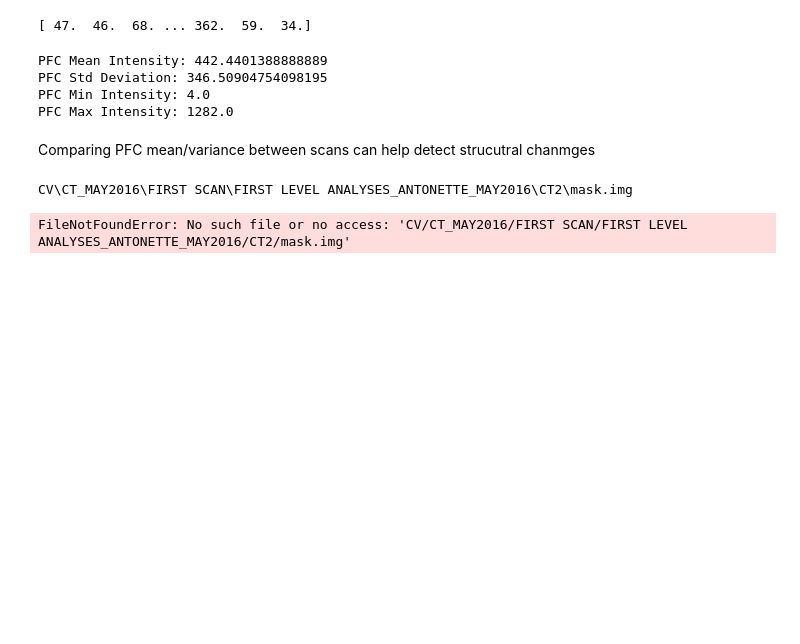
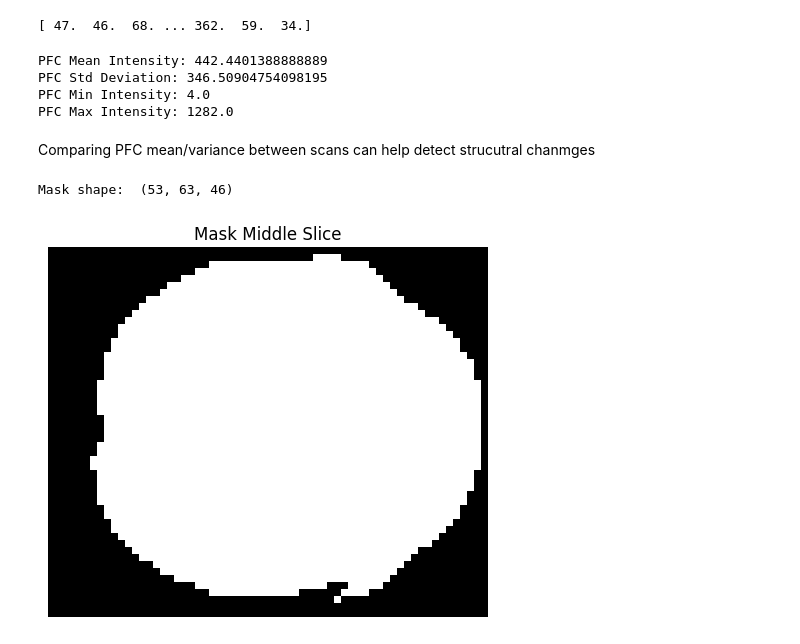
Before and after one commit to Adonimac/fMRI, a Jupyter notebook: test.ipynb, the cells around one changed output. Cells and saved outputs as stored; diff of their text form; code cells hidden in the pictures; blank space fills up the shorter version.

```diff
--- a/test.ipynb
+++ b/test.ipynb
@@ -127,19 +127,22 @@ Comparing PFC mean/variance between scans can help detect strucutral chanmges
 # %%
 import nibabel as nib
 import matplotlib.pyplot as plt
-import os
 
-folder_path_mask = r"CV\CT_MAY2016\FIRST SCAN\FIRST LEVEL ANALYSES_ANTONETTE_MAY2016\CT2"
-file_to_view_mask = "mask.img"
+file_path_mask = r"C:\Users\adoni\Desktop\MSc Data Science 2025\Semester 1\Research Methods & Capstone Project\Data\CT\CT_MAY2016\FIRST SCAN\FIRST LEVEL ANALYSES_ANTONETTE_MAY2016\CT2\mask.img"
 
-file_path_mask = os.path.join(folder_path_mask, file_to_view_mask)
-print(file_path_mask)
 
 img_msk = nib.load(file_path_mask)
 mask_data = img_msk.get_fdata()
 
-print("Mask shape:", mask_data.shape)
-print("Mask values:", mask_data.min(), mask_data.max())
+print("Mask shape: ", mask_data.shape)
 # %% [output]
-CV\CT_MAY2016\FIRST SCAN\FIRST LEVEL ANALYSES_ANTONETTE_MAY2016\CT2\mask.img
+Mask shape:  (53, 63, 46)
-FileNotFoundError: No such file or no access: 'CV/CT_MAY2016/FIRST SCAN/FIRST LEVEL ANALYSES_ANTONETTE_MAY2016/CT2/mask.img'
+# %%
+
+middle_slice_index = mask_data.shape[2] // 2
+plt.imshow(mask_data[:, :, middle_slice_index], cmap='gray')
+plt.title("Mask Middle Slice")
+plt.axis('off')
+plt.show()
+# %% [output]
+[figure, added]
```
Also changed, not shown: parts of 2 cells of this notebook.
